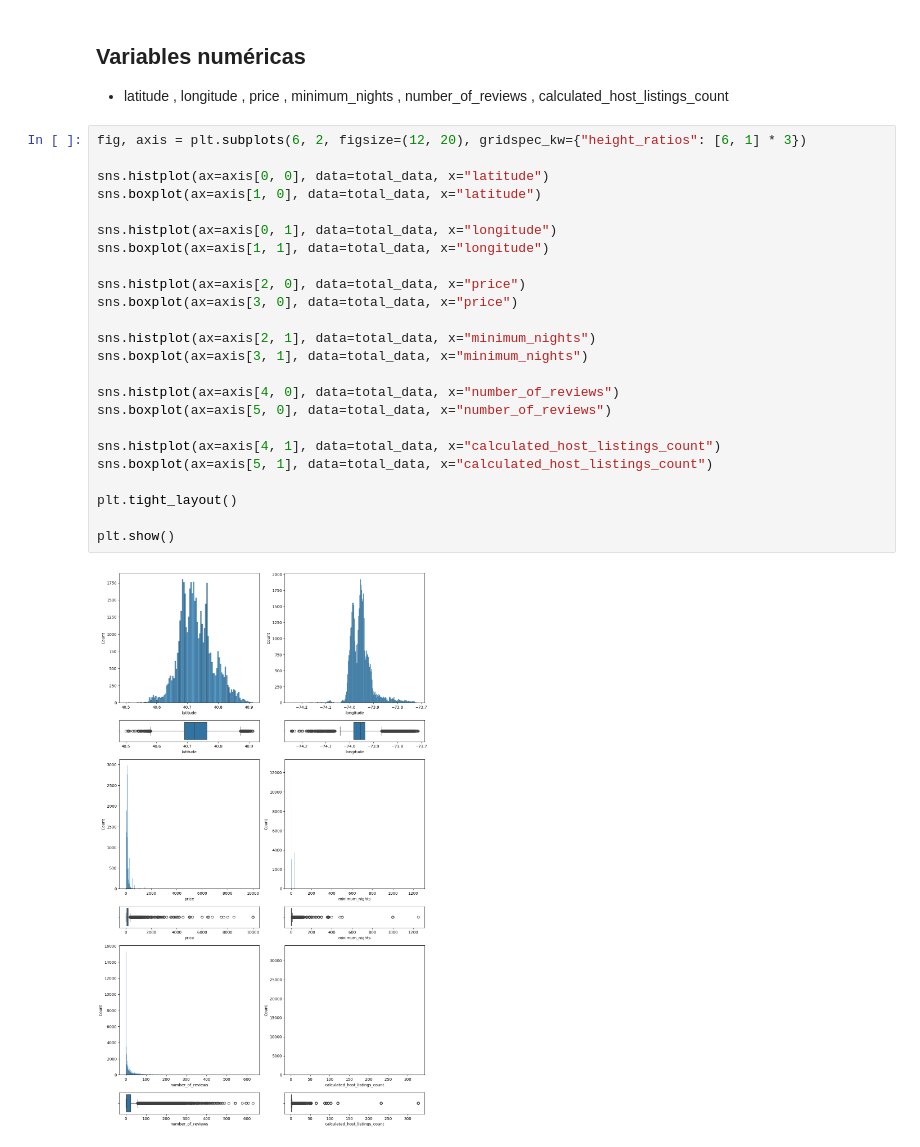
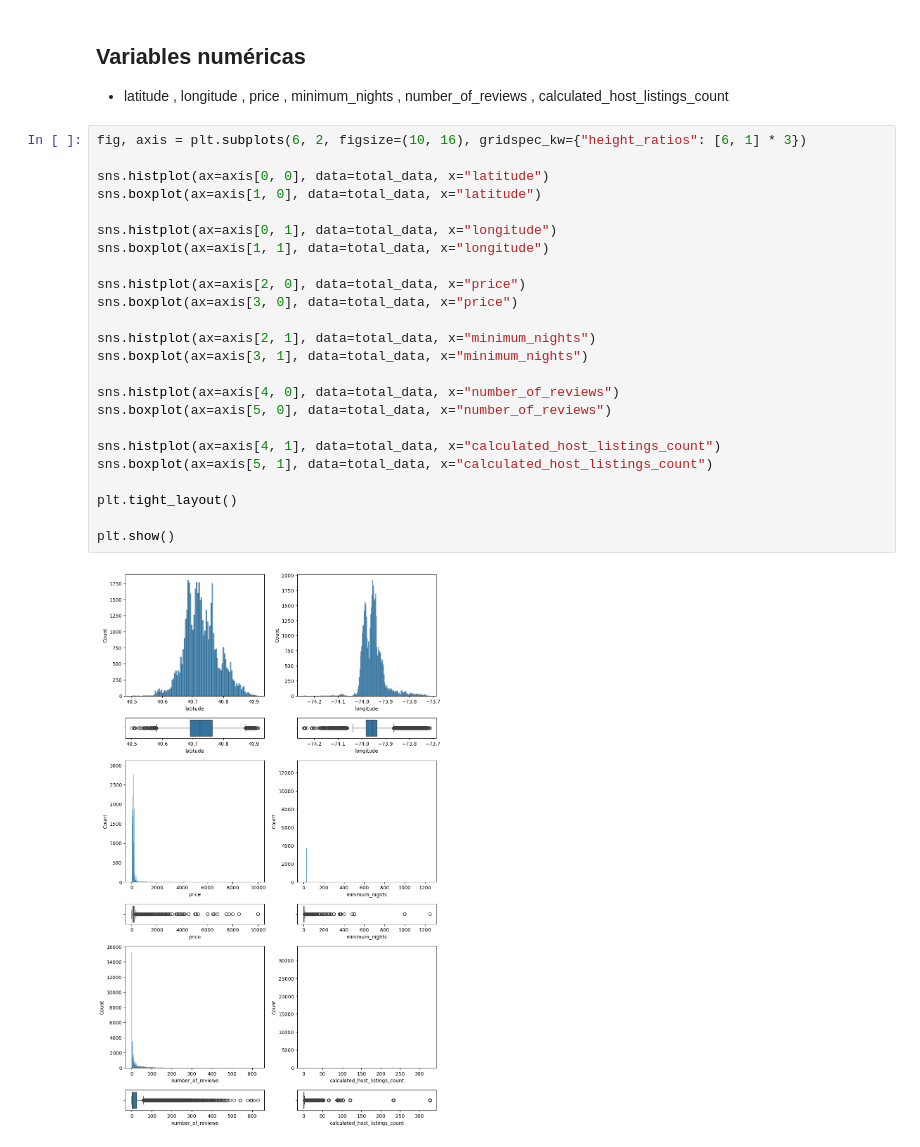
Before and after one commit to javier-senda/machine-learning-python-template, a Jupyter notebook: src/explore.ipynb, the cells around one changed output. Saved outputs shown, nothing was run; the diff lists cells and outputs as text.

```diff
--- a/src/explore.ipynb
+++ b/src/explore.ipynb
@@ -128,28 +131,28 @@ plt.show()
 ## Variables numéricas
 - latitude , longitude , price , minimum_nights , number_of_reviews , calculated_host_listings_count
 # %%
-fig, axis = plt.subplots(6, 2, figsize=(12, 20), gridspec_kw={"height_ratios": [6, 1] * 3})
+fig, axis = plt.subplots(6, 2, figsize=(10, 16), gridspec_kw={"height_ratios": [6, 1] * 3})
 
 sns.histplot(ax=axis[0, 0], data=total_data, x="latitude")
 sns.boxplot(ax=axis[1, 0], data=total_data, x="latitude")
 
 sns.histplot(ax=axis[0, 1], data=total_data, x="longitude")
 sns.boxplot(ax=axis[1, 1], data=total_data, x="longitude")
 
 sns.histplot(ax=axis[2, 0], data=total_data, x="price")
 sns.boxplot(ax=axis[3, 0], data=total_data, x="price")
 
 sns.histplot(ax=axis[2, 1], data=total_data, x="minimum_nights")
 sns.boxplot(ax=axis[3, 1], data=total_data, x="minimum_nights")
 
 sns.histplot(ax=axis[4, 0], data=total_data, x="number_of_reviews")
 sns.boxplot(ax=axis[5, 0], data=total_data, x="number_of_reviews")
 
 sns.histplot(ax=axis[4, 1], data=total_data, x="calculated_host_listings_count")
 sns.boxplot(ax=axis[5, 1], data=total_data, x="calculated_host_listings_count")
 
 plt.tight_layout()
 
 plt.show()
 # %% [output]
-[figure, old version]
+[figure, new version]
```
Also changed, not shown: parts of 26 cells of this notebook, 1 other file.
